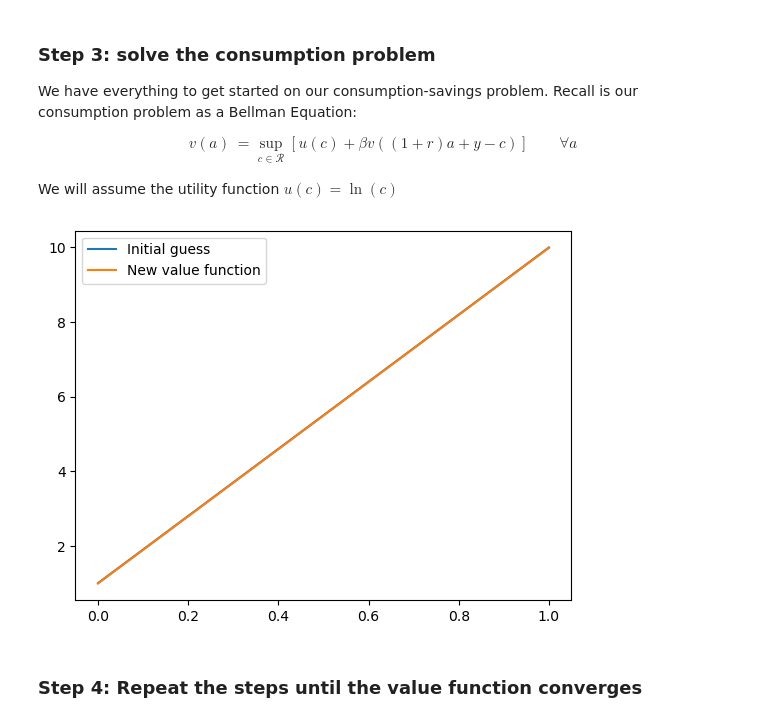
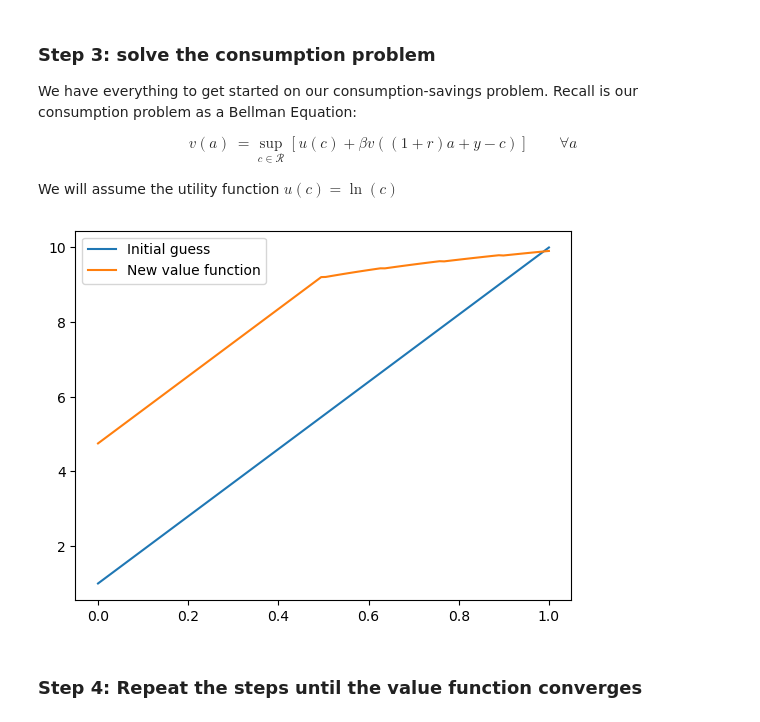
Before and after one commit to johanneswieland/281-Computational, a Jupyter notebook: Introduction/dynamicprogramming.ipynb, the cells around one changed output. Saved outputs shown, nothing was run; the diff lists cells and outputs as text; code cells hidden in the pictures.

```diff
--- a/Introduction/dynamicprogramming.ipynb
+++ b/Introduction/dynamicprogramming.ipynb
@@ -225,35 +225,35 @@ v0 = np.linspace(1, 10, grid_size)
 def utility(c):
     return np.log(c)
 
 # we need to solve for the optimal consumption choice. we will do this the complicated way now, and the much easier way later. we will try all possible consumption choices and find the one that maximizes utility.
-c_candidates = y + np.linspace(0, 2, 100)
+c_candidates = y + np.linspace(-0.5, 2, 1000)
 
 # matrix that holds a' given c_candidates and a
 # Note: columns are a, and rows are c_candidates.
 # np.newaxis is used to make sure the dimensions are correct
 # Python automatically expands the dimensions of a and c_candidates to make the matrix operation work
 a_prime_candidates = (1+r)*a[np.newaxis, :] + y - c_candidates[:, np.newaxis]
 
 # interpolate value function at a' given c_candidates
 # np.interp interpolates on the columns (last dimension) of a_prime_candidates
 # want to penalize deviations outside the grid, so we use large negative values as a fill value
-f_interp = interp1d(a, v0, kind='linear', bounds_error=False, fill_value='extrapolate')
+f_interp = interp1d(a, v0, kind='linear', bounds_error=False, fill_value=(-10000, 0))
 v_prime_candidates = f_interp(a_prime_candidates)
 
 # calculate utility for all possible consumption choices
 utility_values = utility(c_candidates[:, np.newaxis]) + beta * v_prime_candidates
 
 # find the consumption choice that maximizes utility
 c_index = np.argmax(utility_values, axis=0)
 c = c_candidates[c_index]
 v_new = np.max(utility_values, axis=0)
 
 # plot initial and new value function
 plt.plot(a, v0, label='Initial guess')
 plt.plot(a, v_new, label='New value function')
 plt.legend()
 plt.show()
 # %% [output]
-[figure, old version]
+[figure, new version]
 # %% [markdown]
 ### Step 4: Repeat the steps until the value function converges
```
Also changed, not shown: parts of 2 cells of this notebook, 1 other file.
